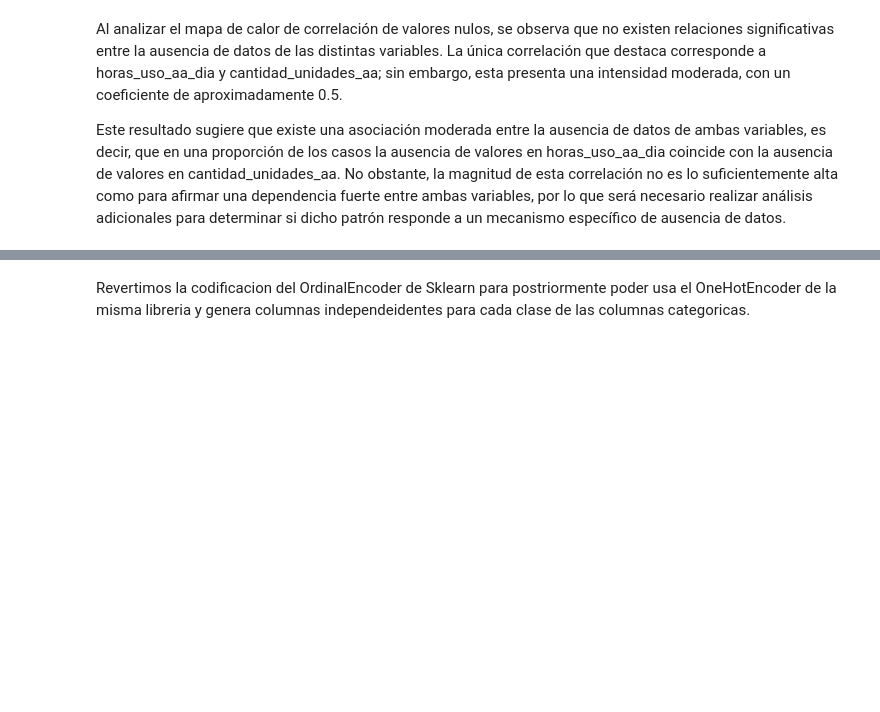
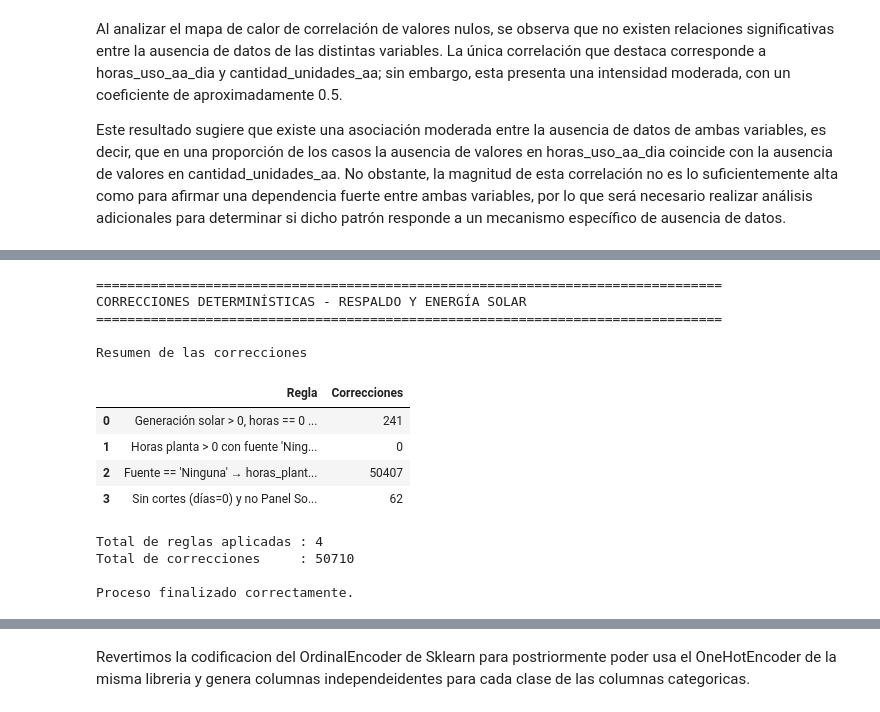
Before and after one commit to No-Country-simulation/G9-LATAM-Team-48, a Jupyter notebook: notebooks/04_Imputacion_Variables.ipynb, the cells around one changed output, grey strips where cells are left out. Saved outputs shown, nothing was run; the diff lists cells and outputs as text; code cells hidden in the pictures; blank space fills up the shorter version.

```diff
--- a/notebooks/04_Imputacion_Variables.ipynb
+++ b/notebooks/04_Imputacion_Variables.ipynb
@@ -16,8 +16,9 @@ from sklearn.experimental import enable_iterative_imputer
 from sklearn.impute import IterativeImputer
 from sklearn.ensemble import RandomForestRegressor
 
+RUTA_BD = "/content/01_energia_processed(6).csv"
 pd.set_option("display.max_columns", None)
-bd = pd.read_csv("/content/01_energia_processed(5).csv")
+bd = pd.read_csv(RUTA_BD)
 # %% [markdown]
 # FASE 1: ANÁLISIS DE MECANISMOS DE AUSENCIA
 
@@ -1364,18 +1285,19 @@ print("="*80)
 
 reporte = []
 
-cols_grp04 = [
+cols_grp05 = [
     "dias_sin_electricidad_mes",
     "fuente_energia_secundaria",
     "horas_uso_planta_o_inversor_mes",
     "generacion_solar_kwh_mensual"
 ]
 
-if all(c in bd.columns for c in cols_grp04):
+if all(c in bd.columns for c in cols_grp05):
 
     # ==========================================================
-    # REGLA 1 (PROTECCIÓN DE SISTEMAS HÍBRIDOS + ESTÁNDAR 'Panel Solar')
-    # Evidencia Positiva Solar: Si hay generación > 0 y horas == 0 -> fuente = 'Panel Solar'
+    # REGLA 1
+    # Si la generación solar es mayor que 0, las horas de respaldo son 0
+    # y la fuente es NaN o equivale a "Ninguna" o 0, se asigna "Panel Solar".
     # ==========================================================
     mask_solar = (
         (bd["generacion_solar_kwh_mensual"] > 0)
@@ -1400,7 +1322,8 @@ if all(c in bd.columns for c in cols_grp04):
 
     # ==========================================================
     # REGLA 2
-    # Evidencia de Respaldo: Si hay horas de planta con fuente 'Ninguna' -> fuente a NaN
+    # Si las horas de respaldo son mayores que 0 y la fuente equivale
+    # a "Ninguna" o 0, fuente_energia_secundaria se convierte en NaN.
     # ==========================================================
     mask_evidencia_planta = (
         (bd["horas_uso_planta_o_inversor_mes"] > 0)
@@ -1419,7 +1342,8 @@ if all(c in bd.columns for c in cols_grp04):
 
     # ==========================================================
     # REGLA 3
-    # Jerarquía de Fuente: Si fuente == 'Ninguna' -> horas = 0 y generación = 0
+    # Si la fuente de energía secundaria equivale a "Ninguna" o 0,
+    # las horas de respaldo y la generación solar se asignan a 0.
     # ==========================================================
     mask_ninguna = (
         bd["fuente_energia_secundaria"].isin(["Ninguna", "ninguna", "0", 0])
@@ -1437,37 +1361,53 @@ if all(c in bd.columns for c in cols_grp04):
 
     # ==========================================================
     # REGLA 4
-    # Sin Cortes Eléctricos: Si días corte == 0 y no es Panel Solar -> horas planta = 0
+    # Si dias_sin_electricidad_mes es 0, la fuente no pertenece a
+    # "Panel Solar" o "Solar" y las horas de respaldo son NaN, se asignan 0 horas.
     # ==========================================================
     mask_sin_cortes = (
         (bd["dias_sin_electricidad_mes"] == 0)
         &
         (~bd["fuente_energia_secundaria"].isin(["Panel Solar", "Solar"]))
         &
         (bd["horas_uso_planta_o_inversor_mes"].isna())
     ).fillna(False)
 
     n4 = int(mask_sin_cortes.sum())
     if n4 > 0:
         bd.loc[mask_sin_cortes, "horas_uso_planta_o_inversor_mes"] = 0.0
 
     reporte.append({
         "Regla": "Sin cortes (días=0) y no Panel Solar con horas NaN → horas_planta = 0",
         "Correcciones": n4
     })
 
 # ==========================================================
 # REPORTE
 # ==========================================================
 
 print("\nResumen de las correcciones\n")
 df_reporte = pd.DataFrame(reporte)
 display(df_reporte)
 
 print()
 print(f"Total de reglas aplicadas : {len(df_reporte)}")
 print(f"Total de correcciones     : {df_reporte['Correcciones'].sum() if not df_reporte.empty else 0}")
 print("\nProceso finalizado correctamente.")
+# %% [output]
+================================================================================
+CORRECCIONES DETERMINÍSTICAS - RESPALDO Y ENERGÍA SOLAR
+================================================================================
+
+Resumen de las correcciones
+|  | Regla | Correcciones |
+| 0 | Generación solar > 0, horas == 0 ... | 241 |
+| 1 | Horas planta > 0 con fuente 'Ning... | 0 |
+| 2 | Fuente == 'Ninguna' → horas_plant... | 50407 |
+| 3 | Sin cortes (días=0) y no Panel So... | 62 |
+Total de reglas aplicadas : 4
+Total de correcciones     : 50710
+
+Proceso finalizado correctamente.
 # %%
 # ==========================================================
 # CORRECCIONES DETERMINÍSTICAS PREVIAS A LA IMPUTACIÓN
```
Also changed, not shown: parts of 31 cells of this notebook.
